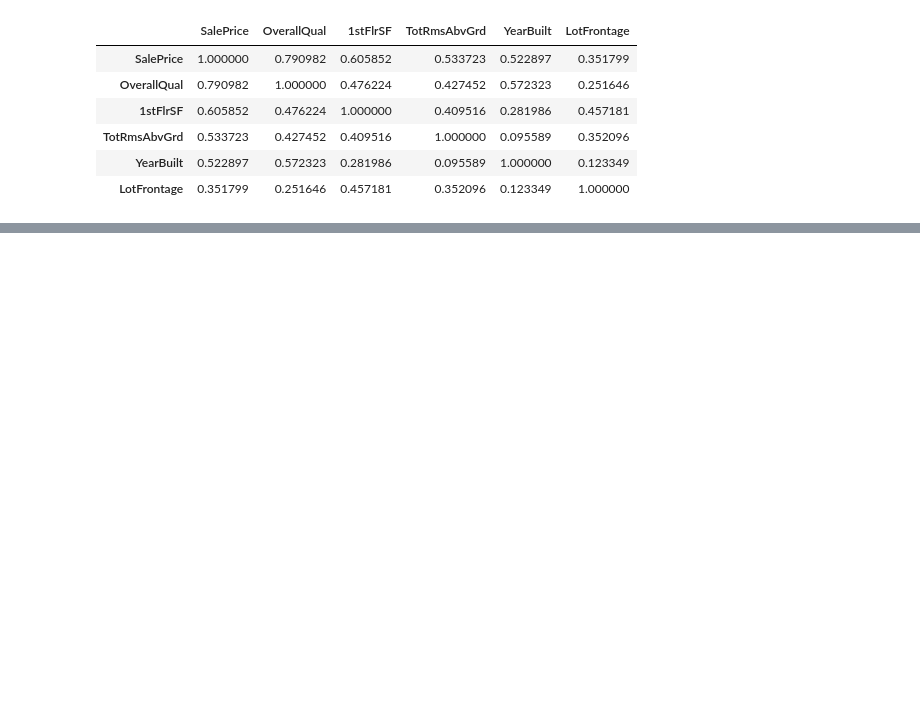
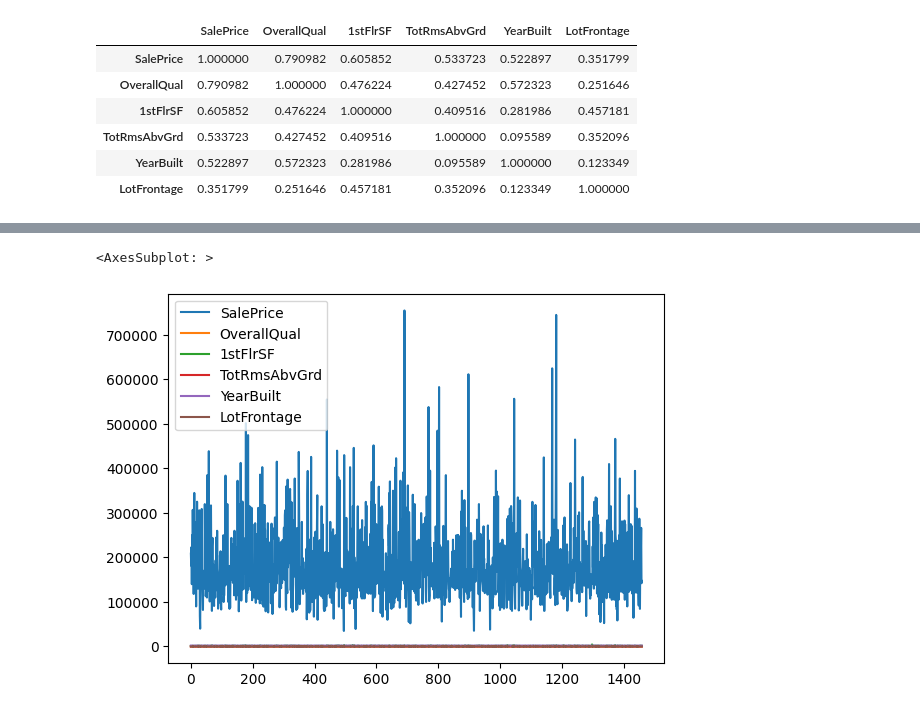
Before and after one commit to ronaldbailey/Proyecto-1---Regresi-n-con-Progra-, a Jupyter notebook: proyecto1.ipynb, the cells around one changed output, grey strips where cells are left out. Saved outputs shown, nothing was run; the diff lists cells and outputs as text; code cells hidden in the pictures; blank space fills up the shorter version.

```diff
--- a/proyecto1.ipynb
+++ b/proyecto1.ipynb
@@ -663,0 +730,5 @@ LotFrontage      1.000000
+# %%
+data.plot()
+# %% [output]
+<AxesSubplot: >
+[figure, added]
```
Also changed, not shown: parts of 6 cells of this notebook.
